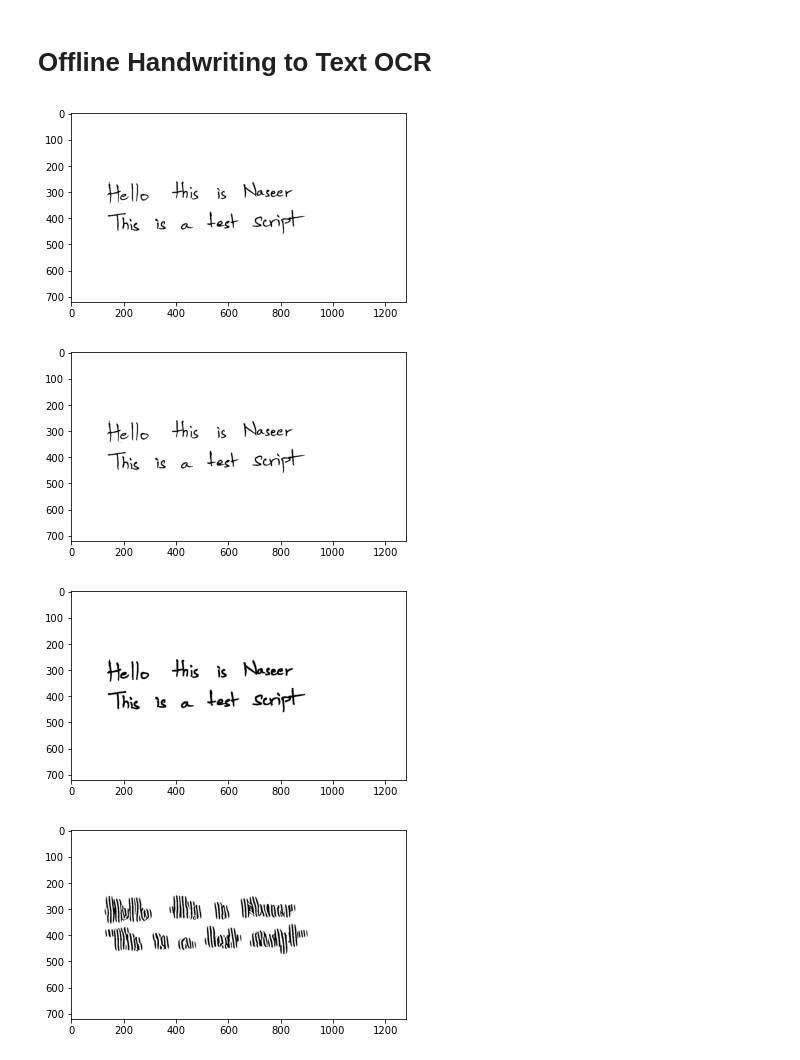
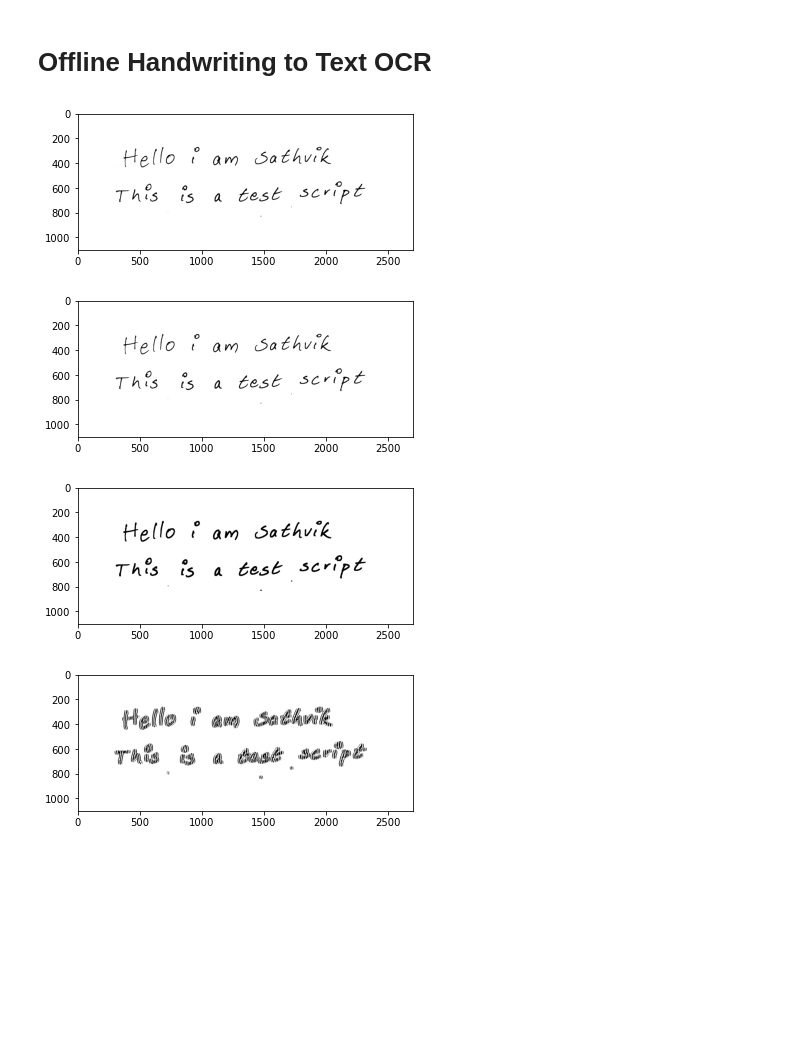
Before and after one commit to MdNaseerHussain/IVP-Term-Project-OCR, a Jupyter notebook: OCR.ipynb, the cells around one changed output. Cells and saved outputs as stored; diff of their text form; code cells hidden in the pictures; blank space fills up the shorter version.

```diff
--- a/OCR.ipynb
+++ b/OCR.ipynb
@@ -5,7 +5,7 @@ import cv2
 import matplotlib.pyplot as plt
 import numpy as np
 from math import inf
-image = cv2.imread('Naseer_spaced.jpg')
+image = cv2.imread('Sathvik_spaced.jpg')
 # %%
 # Convert image to binary 0-1 image using Otsu's threshold
 gray = cv2.cvtColor(image, cv2.COLOR_BGR2GRAY)
@@ -13,29 +13,29 @@ ret, img = cv2.threshold(gray, 0, 255, cv2.THRESH_BINARY_INV + cv2.THRESH_OTSU)
 plt.imshow(img, cmap=plt.get_cmap('binary'))
 plt.show()
 # %% [output]
-[figure, old version]
+[figure, new version]
 # %%
 # Remove small noise dots
 kernel = np.ones((2, 2), np.uint8)
 original_img = cv2.morphologyEx(img, cv2.MORPH_OPEN, kernel, iterations=1)
 plt.imshow(img, cmap=plt.get_cmap('binary'))
 plt.show()
 
 # Perform dilation to increase the size of the text
-kernel = np.ones((3, 3), np.uint8)
+kernel = np.ones((5, 5), np.uint8)
 img = cv2.dilate(original_img, kernel, iterations=1)
 plt.imshow(img, cmap=plt.get_cmap('binary'))
 plt.show()
 
 # Apply filter kernel with size=25, sigma=5 and theta=3
 kernel = cv2.getGaborKernel((25, 25), 5.0, 3.0, 10.0, 0.5, 0, ktype=cv2.CV_32F)
 img = cv2.filter2D(original_img, cv2.CV_8UC3, kernel)
 plt.imshow(img, cmap=plt.get_cmap('binary'))
 plt.show()
 # %% [output]
-[figure, old version]
+[figure, new version]
-[figure, old version]
+[figure, new version]
-[figure, old version]
+[figure, new version]
 # %%
 # Perform vertical histogram projection to find the text lines
 hist = []
```
Also changed, not shown: parts of 5 cells of this notebook, 5 other files.
